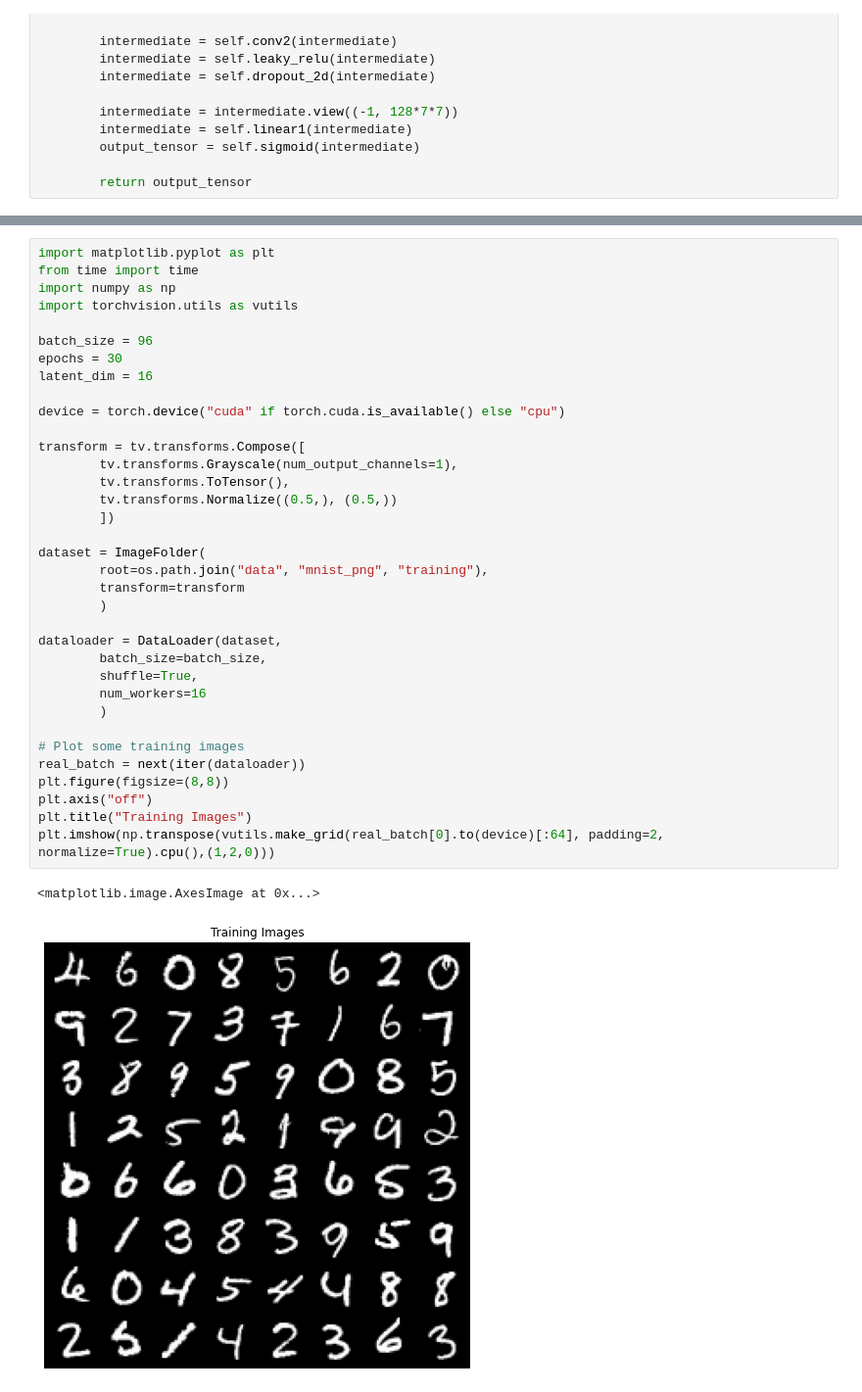
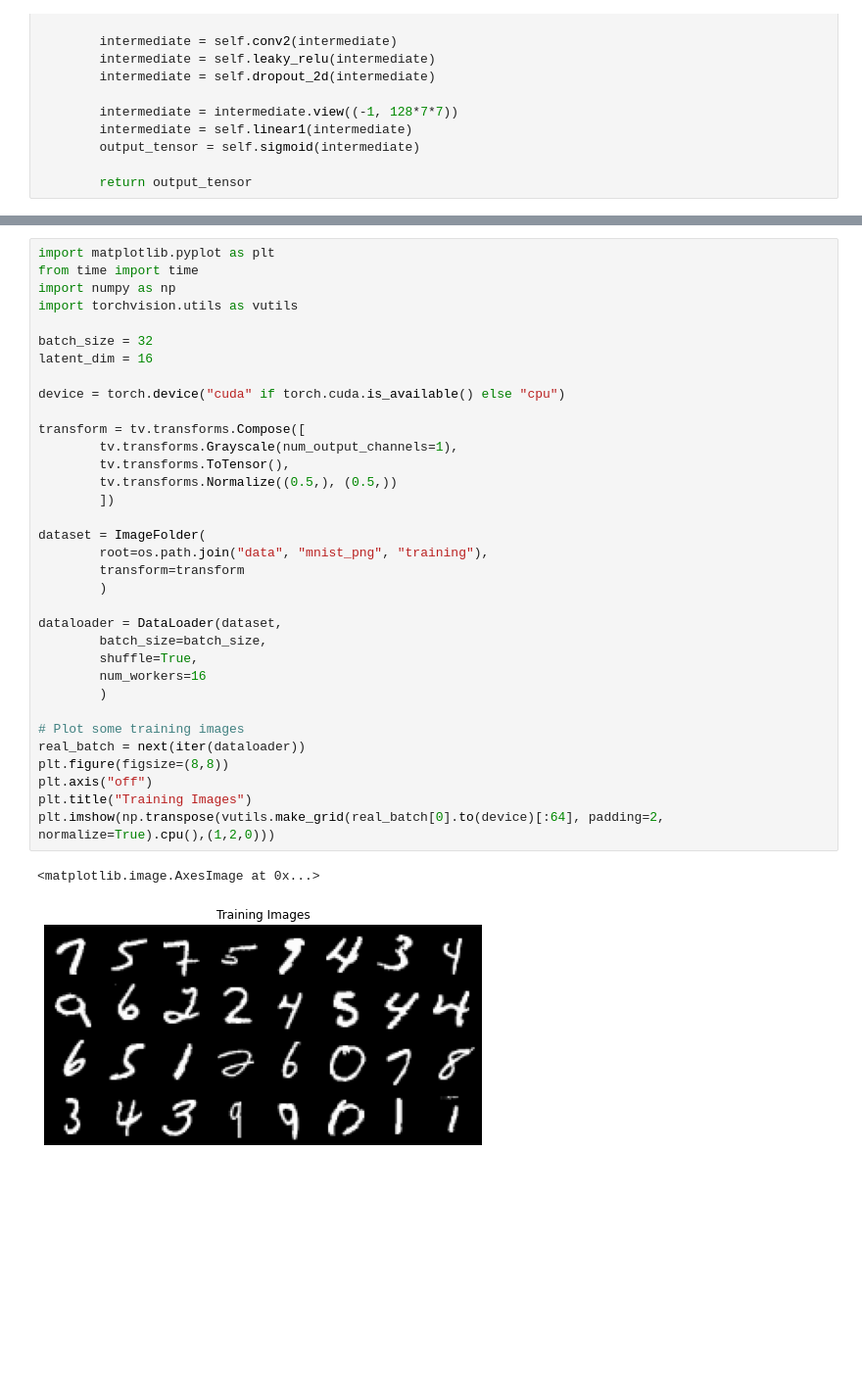
Before and after one commit to gabrielziegler3/CoDePPI, a Jupyter notebook: demos/GANs/dcgan_mnist_gpu.ipynb, the cells around one changed output, grey strips where cells are left out. Shown at 98% size. Saved outputs shown, nothing was run; the diff lists cells and outputs as text; blank space fills up the shorter version.

```diff
--- a/demos/GANs/dcgan_mnist_gpu.ipynb
+++ b/demos/GANs/dcgan_mnist_gpu.ipynb
@@ -240,38 +256,37 @@ from time import time
 import numpy as np
 import torchvision.utils as vutils
 
-batch_size = 96
-epochs = 30
+batch_size = 32
 latent_dim = 16
 
 device = torch.device("cuda" if torch.cuda.is_available() else "cpu")
 
 transform = tv.transforms.Compose([
         tv.transforms.Grayscale(num_output_channels=1),
         tv.transforms.ToTensor(),
         tv.transforms.Normalize((0.5,), (0.5,))
         ])
 
 dataset = ImageFolder(
         root=os.path.join("data", "mnist_png", "training"),
         transform=transform
         )
 
 dataloader = DataLoader(dataset,
         batch_size=batch_size,
         shuffle=True,
         num_workers=16
         )
 
 # Plot some training images
 real_batch = next(iter(dataloader))
 plt.figure(figsize=(8,8))
 plt.axis("off")
 plt.title("Training Images")
 plt.imshow(np.transpose(vutils.make_grid(real_batch[0].to(device)[:64], padding=2, normalize=True).cpu(),(1,2,0)))
 # %% [output]
 <matplotlib.image.AxesImage at 0x...>
-[figure, old version]
+[figure, new version]
 # %%
 noise_fn = lambda x: torch.randn((x, latent_dim), device=device)
 gan = DCGAN(latent_dim, noise_fn, dataloader, device=device, batch_size=batch_size)
```
Also changed, not shown: parts of 7 cells of this notebook.
